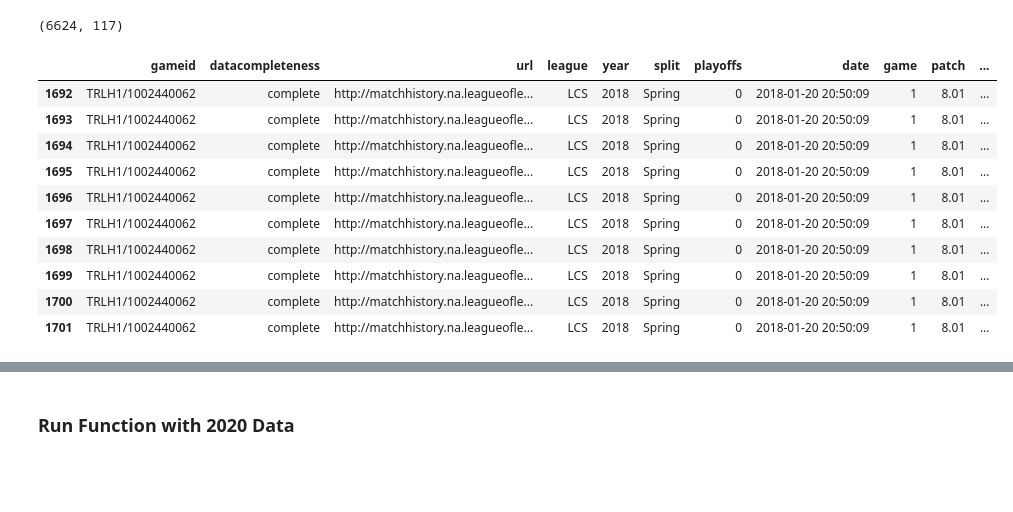
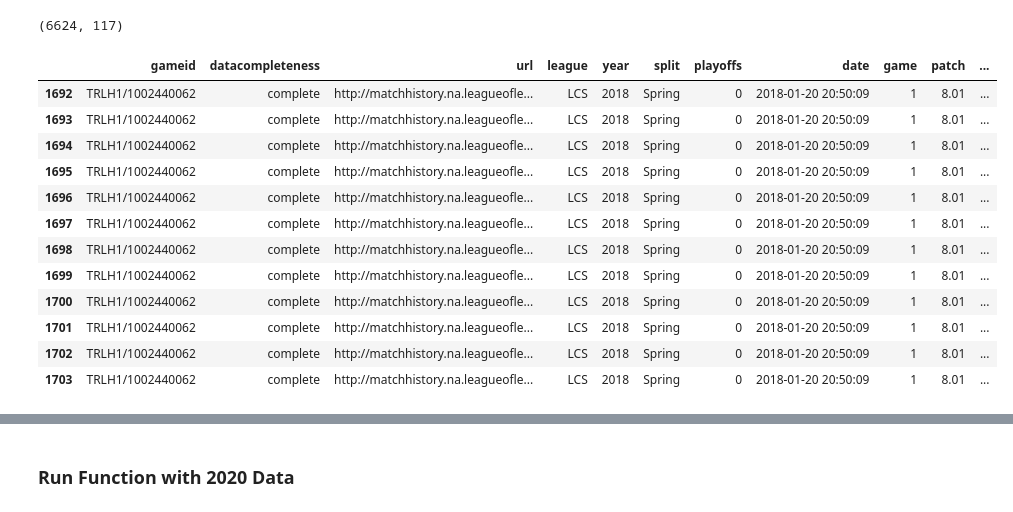
Before and after one commit to paulperrone/lol-analysis, a Jupyter notebook: notebooks/role-skill-expression.ipynb, the cells around one changed output, grey strips where cells are left out. Cells and saved outputs as stored; diff of their text form; code cells hidden in the pictures; blank space fills up the shorter version.

```diff
--- a/notebooks/role-skill-expression.ipynb
+++ b/notebooks/role-skill-expression.ipynb
@@ -39,19 +39,21 @@ df.shape
 # %% [output]
 (6624, 117)
 # %%
-df.head(10)
+df.head(12)
 # %% [output]
 |  | gameid | datacompleteness | url | league | year | split | playoffs | date | game | patch | ... |
 | 1692 | TRLH1/1002440062 | complete | http://matchhistory.na.leagueofle... | LCS | 2018 | Spring | 0 | 2018-01-20 20:50:09 | 1 | 8.01 | ... |
 | 1693 | TRLH1/1002440062 | complete | http://matchhistory.na.leagueofle... | LCS | 2018 | Spring | 0 | 2018-01-20 20:50:09 | 1 | 8.01 | ... |
 | 1694 | TRLH1/1002440062 | complete | http://matchhistory.na.leagueofle... | LCS | 2018 | Spring | 0 | 2018-01-20 20:50:09 | 1 | 8.01 | ... |
 | 1695 | TRLH1/1002440062 | complete | http://matchhistory.na.leagueofle... | LCS | 2018 | Spring | 0 | 2018-01-20 20:50:09 | 1 | 8.01 | ... |
 | 1696 | TRLH1/1002440062 | complete | http://matchhistory.na.leagueofle... | LCS | 2018 | Spring | 0 | 2018-01-20 20:50:09 | 1 | 8.01 | ... |
 | 1697 | TRLH1/1002440062 | complete | http://matchhistory.na.leagueofle... | LCS | 2018 | Spring | 0 | 2018-01-20 20:50:09 | 1 | 8.01 | ... |
 | 1698 | TRLH1/1002440062 | complete | http://matchhistory.na.leagueofle... | LCS | 2018 | Spring | 0 | 2018-01-20 20:50:09 | 1 | 8.01 | ... |
 | 1699 | TRLH1/1002440062 | complete | http://matchhistory.na.leagueofle... | LCS | 2018 | Spring | 0 | 2018-01-20 20:50:09 | 1 | 8.01 | ... |
 | 1700 | TRLH1/1002440062 | complete | http://matchhistory.na.leagueofle... | LCS | 2018 | Spring | 0 | 2018-01-20 20:50:09 | 1 | 8.01 | ... |
 | 1701 | TRLH1/1002440062 | complete | http://matchhistory.na.leagueofle... | LCS | 2018 | Spring | 0 | 2018-01-20 20:50:09 | 1 | 8.01 | ... |
+| 1702 | TRLH1/1002440062 | complete | http://matchhistory.na.leagueofle... | LCS | 2018 | Spring | 0 | 2018-01-20 20:50:09 | 1 | 8.01 | ... |
+| 1703 | TRLH1/1002440062 | complete | http://matchhistory.na.leagueofle... | LCS | 2018 | Spring | 0 | 2018-01-20 20:50:09 | 1 | 8.01 | ... |
 # %%
 validation_df = df.groupby(['team', 'year', 'split']).mean().reset_index()
 # %%
```
Also changed, not shown: parts of 17 cells of this notebook, 4 other files.
